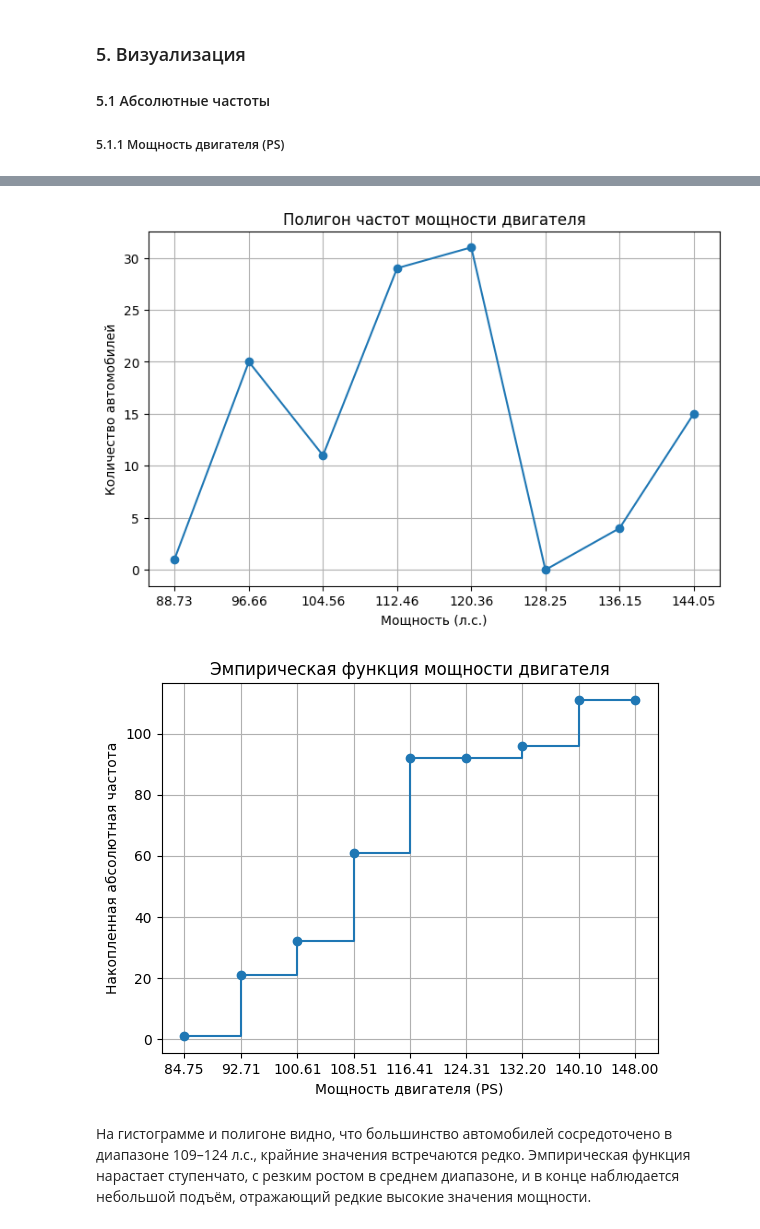
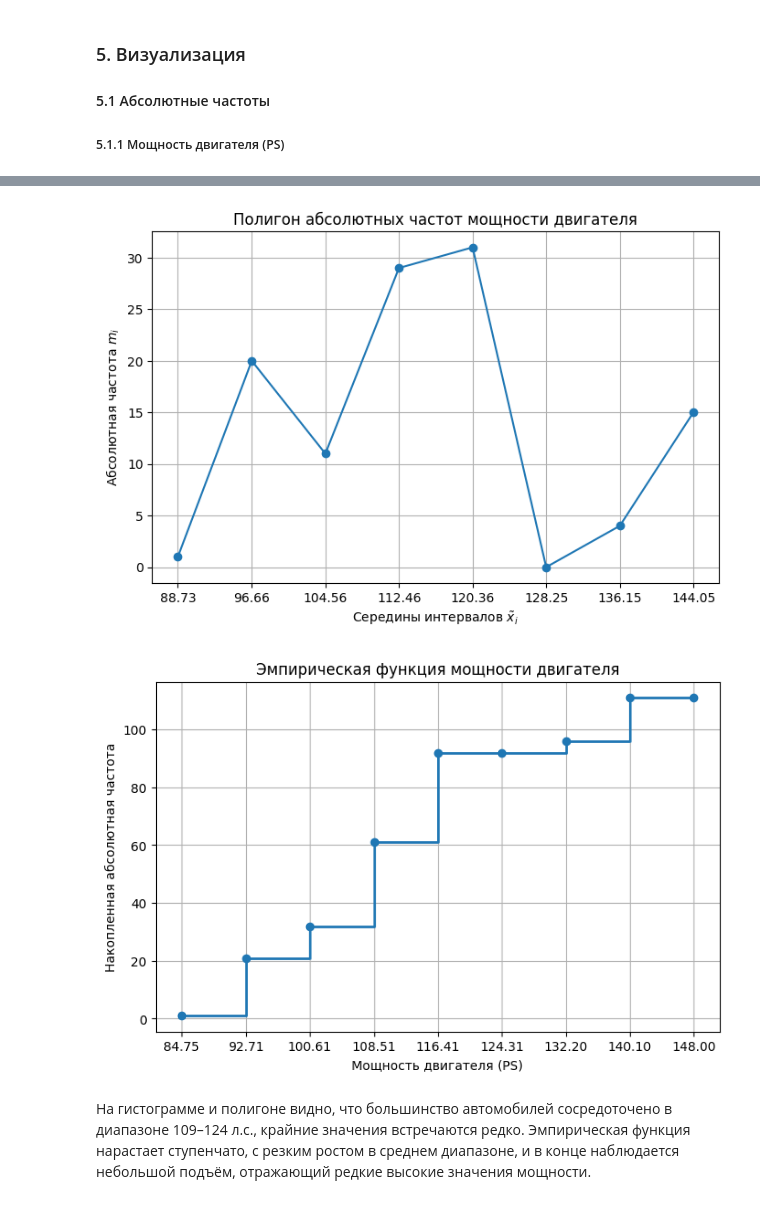
Before and after one commit to the-mvi/smedh-2026, a Jupyter notebook: 2384_Lukyanova_MR_Pchelintseva_KR/task1.ipynb, the cells around one changed output, grey strips where cells are left out. Cells and saved outputs as stored; diff of their text form; code cells hidden in the pictures.

```diff
--- a/2384_Lukyanova_MR_Pchelintseva_KR/task1.ipynb
+++ b/2384_Lukyanova_MR_Pchelintseva_KR/task1.ipynb
@@ -314,32 +328,32 @@ plt.show()
 # %%
-plt.figure(figsize=(8,5))
-interval_mid = [(interval.left + interval.right)/2 for interval in PS_freq.index]
-plt.plot(interval_mid, PS_freq.values, marker='o')
-plt.title("Полигон частот мощности двигателя")
-plt.xlabel("Мощность (л.с.)")
-plt.ylabel("Количество автомобилей")
+plt.figure(figsize=(8, 5))
+plt.plot(interval_mid, ps_absolute_freq, marker='o', linestyle='-')
+plt.title("Полигон абсолютных частот мощности двигателя")
+plt.xlabel("Середины интервалов $\\tilde{x}_i$")
+plt.ylabel("Абсолютная частота $m_i$")
 plt.xticks(interval_mid)
 plt.grid(True)
 plt.show()
 # %% [output]
-[figure, old version]
+[figure, new version]
 # %%
 F_x = PS_table['Накопленная абсолютная m_нак_i'][:-1].values
 x_vals = [interval.left for interval in PS_freq.index]
 x_vals.append(PS_freq.index[-1].right)
 
 F_x = list(F_x)
 F_x.append(N)
 
-plt.step(x_vals, F_x, where='post', marker='o')
+plt.figure(figsize=(8, 5))
+plt.step(x_vals, F_x, where='post', marker='o', linewidth=2)
+plt.title("Эмпирическая функция мощности двигателя")
 plt.xlabel("Мощность двигателя (PS)")
 plt.ylabel("Накопленная абсолютная частота")
-plt.title("Эмпирическая функция мощности двигателя")
 plt.xticks(x_vals)
 plt.grid(True)
 plt.show()
 # %% [output]
-[figure, old version]
+[figure, new version]
 # %% [markdown]
 На гистограмме и полигоне видно, что большинство автомобилей сосредоточено в диапазоне 109–124 л.с., крайние значения встречаются редко. Эмпирическая функция нарастает ступенчато, с резким ростом в среднем диапазоне, и в конце наблюдается небольшой подъём, отражающий редкие высокие значения мощности.
 # %% [markdown]
```
Also changed, not shown: parts of 14 cells of this notebook.
